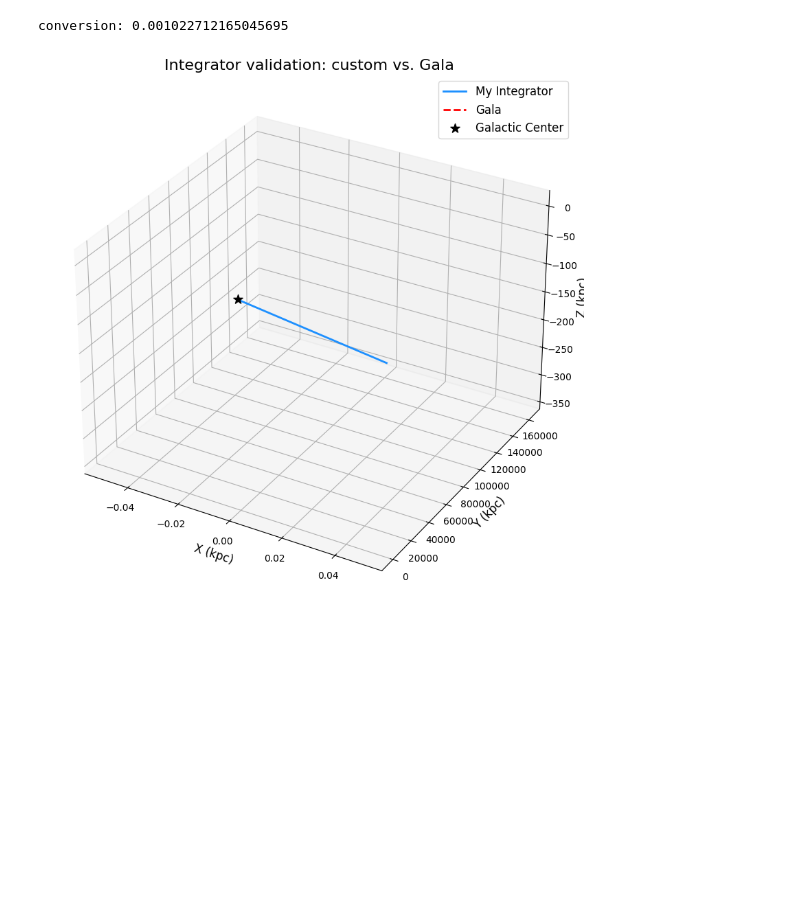
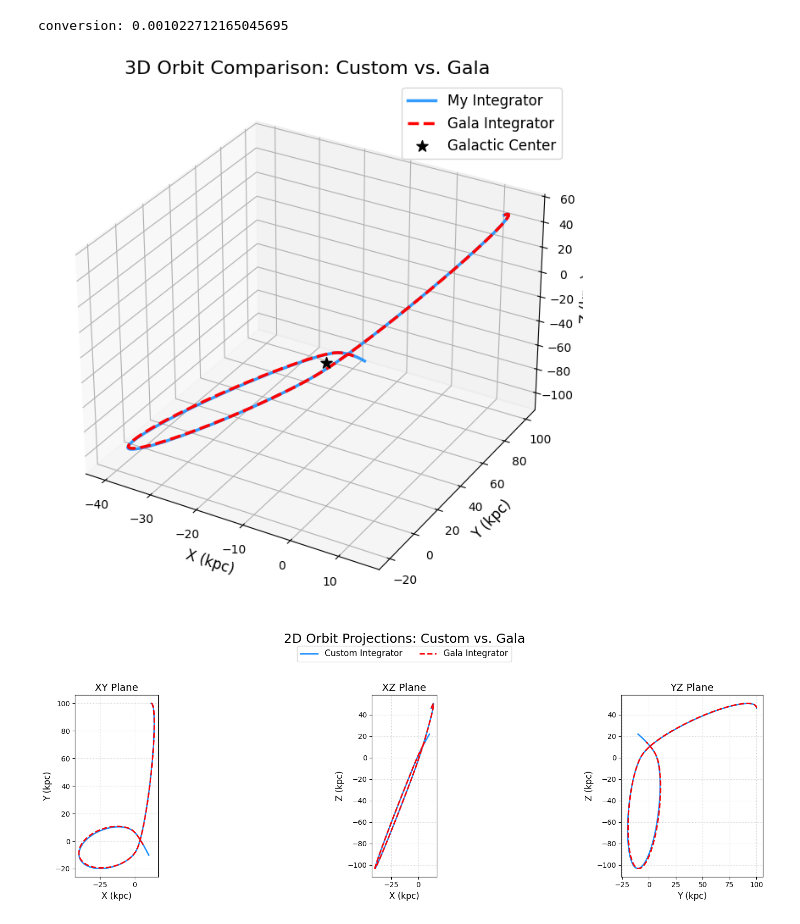
Before and after one commit to andrewqin29/hvs-integrator, a Jupyter notebook: notebooks/orbit_integration.ipynb, the cells around one changed output. Cells and saved outputs as stored; diff of their text form; code cells hidden in the pictures; blank space fills up the shorter version.

Commit message:
working integrator

```diff
--- a/notebooks/orbit_integration.ipynb
+++ b/notebooks/orbit_integration.ipynb
@@ -31,10 +31,10 @@ print("conversion: " + str(KM_S_TO_KPC_MYR))
 conversion: 0.001022712165045695
 # %%
 custom_potential = MWPotential()
-gala_potential = gp.MilkyWayPotential2022()
+gala_potential = gp.MilkyWayPotential()
 
-initial_pos = np.array([0., 100, 0])
-initial_vel = np.array([0, -1, -2])
+initial_pos = np.array([12., 100, 46])
+initial_vel = np.array([-12, -1,-32])
 
 initial_vel_kpcmyr = initial_vel * KM_S_TO_KPC_MYR
 
@@ -49,35 +49,72 @@ my_orbit[0] = np.concatenate([initial_pos, initial_vel_kpcmyr])
 
 for i in range(1, N_STEPS):
     prev_pos = my_orbit[i-1, :3]
     prev_vel = my_orbit[i-1, 3:]
     new_pos, new_vel = leapfrog_step(prev_pos, prev_vel, DT, custom_potential.get_acceleration)
     my_orbit[i] = np.concatenate([new_pos, new_vel])
 
 
 # run gala integrator
 initial = gd.PhaseSpacePosition(pos=initial_pos * u.kpc,
                                 vel=initial_vel * u.km / u.s)
 gala_orbit = gala_potential.integrate_orbit(initial, dt=DT * u.Myr,
                                             n_steps=N_STEPS-1,
                                             Integrator=gi.LeapfrogIntegrator)
 
 # plot results
-fig = plt.figure(figsize=(12, 10))
+fig = plt.figure(figsize=(10, 8))
 ax = fig.add_subplot(111, projection='3d')
 
 ax.plot(my_orbit[:, 0], my_orbit[:, 1], my_orbit[:, 2],
-        label='My Integrator', lw=2, color='dodgerblue')
+        label='My Integrator', lw=2.5, color='dodgerblue', alpha=0.9)
 
 ax.plot(gala_orbit.x, gala_orbit.y, gala_orbit.z,
-        label='Gala', lw=2, color='red', linestyle='--')
+        label='Gala Integrator', lw=2.5, color='red', linestyle='--')
 
 ax.scatter(0, 0, 0, color='black', s=100, marker='*', label='Galactic Center')
 
 ax.set_xlabel("X (kpc)", fontsize=12)
 ax.set_ylabel("Y (kpc)", fontsize=12)
 ax.set_zlabel("Z (kpc)", fontsize=12)
-ax.set_title("Integrator validation: custom vs. Gala", fontsize=16)
+ax.set_title("3D Orbit Comparison: Custom vs. Gala", fontsize=16)
 ax.legend(fontsize=12)
 plt.show()
+
+fig, axes = plt.subplots(1, 3, figsize=(18, 5.5))
+fig.suptitle('2D Orbit Projections: Custom vs. Gala', fontsize=18)
+
+custom_label = 'Custom Integrator'
+gala_label = 'Gala Integrator'
+
+axes[0].plot(my_orbit[:, 0], my_orbit[:, 1], lw=2, color='dodgerblue', label=custom_label)
+axes[0].plot(gala_orbit.x.value, gala_orbit.y.value, lw=2, color='red', linestyle='--', label=gala_label)
+axes[0].set_xlabel('X (kpc)', fontsize=12)
+axes[0].set_ylabel('Y (kpc)', fontsize=12)
+axes[0].set_title('XY Plane', fontsize=14)
+axes[0].set_aspect('equal', 'box')
+axes[0].grid(True, linestyle=':', alpha=0.6)
+
+axes[1].plot(my_orbit[:, 0], my_orbit[:, 2], lw=2, color='dodgerblue')
+axes[1].plot(gala_orbit.x.value, gala_orbit.z.value, lw=2, color='red', linestyle='--')
+axes[1].set_xlabel('X (kpc)', fontsize=12)
+axes[1].set_ylabel('Z (kpc)', fontsize=12)
+axes[1].set_title('XZ Plane', fontsize=14)
+axes[1].set_aspect('equal', 'box')
+axes[1].grid(True, linestyle=':', alpha=0.6)
+
+axes[2].plot(my_orbit[:, 1], my_orbit[:, 2], lw=2, color='dodgerblue')
+axes[2].plot(gala_orbit.y.value, gala_orbit.z.value, lw=2, color='red', linestyle='--')
+axes[2].set_xlabel('Y (kpc)', fontsize=12)
+axes[2].set_ylabel('Z (kpc)', fontsize=12)
+axes[2].set_title('YZ Plane', fontsize=14)
+axes[2].set_aspect('equal', 'box')
+axes[2].grid(True, linestyle=':', alpha=0.6)
+
+handles, labels = axes[0].get_legend_handles_labels()
+fig.legend(handles, labels, loc='upper center', bbox_to_anchor=(0.5, 0.95), ncol=2, fontsize=12)
+
+plt.tight_layout(rect=[0, 0, 1, 0.90])  # Adjust layout to make room for suptitle and legend
+plt.show()
 # %% [output]
-[figure, old version]
+[figure, new version]
+[figure, added]
```
Also changed, not shown: 1 other file.
